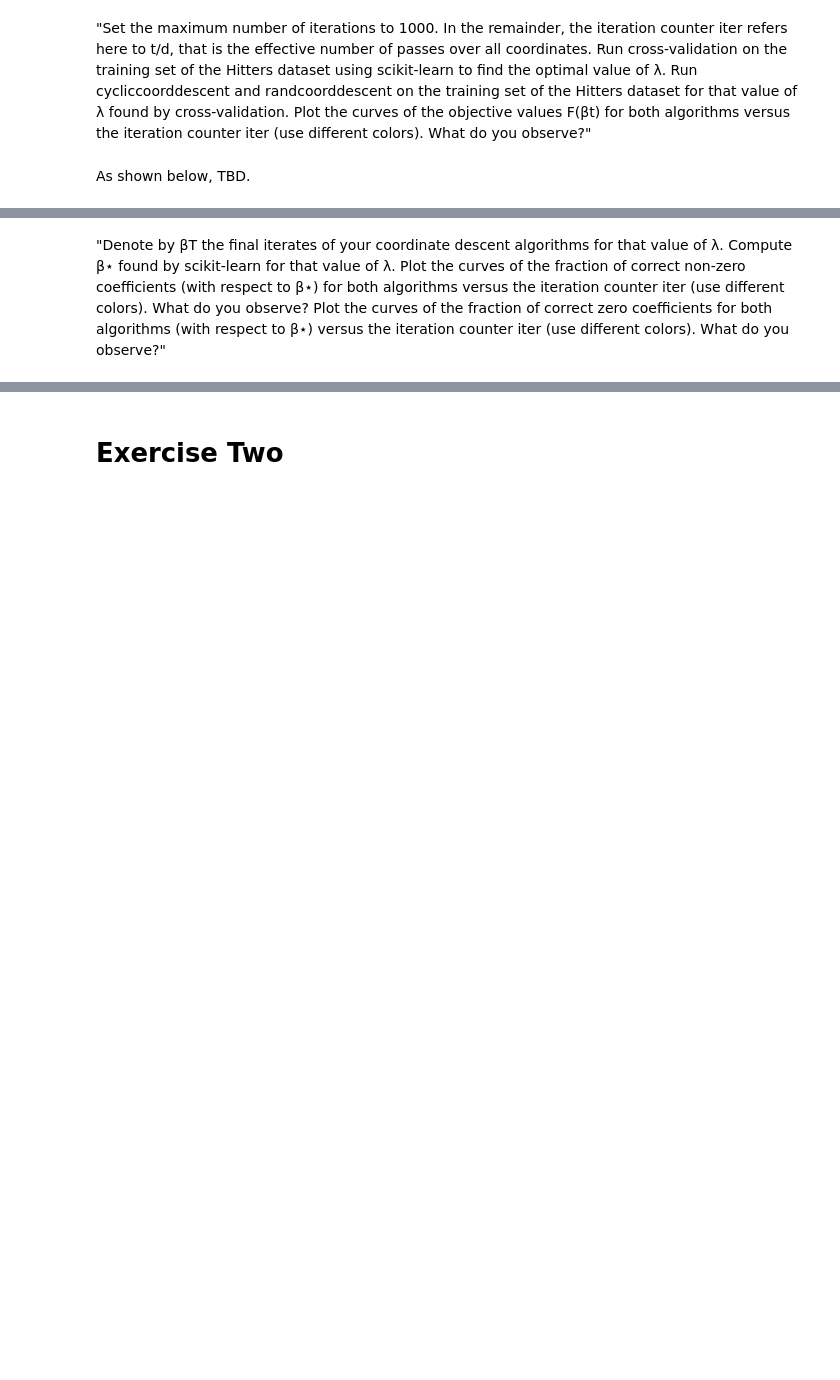
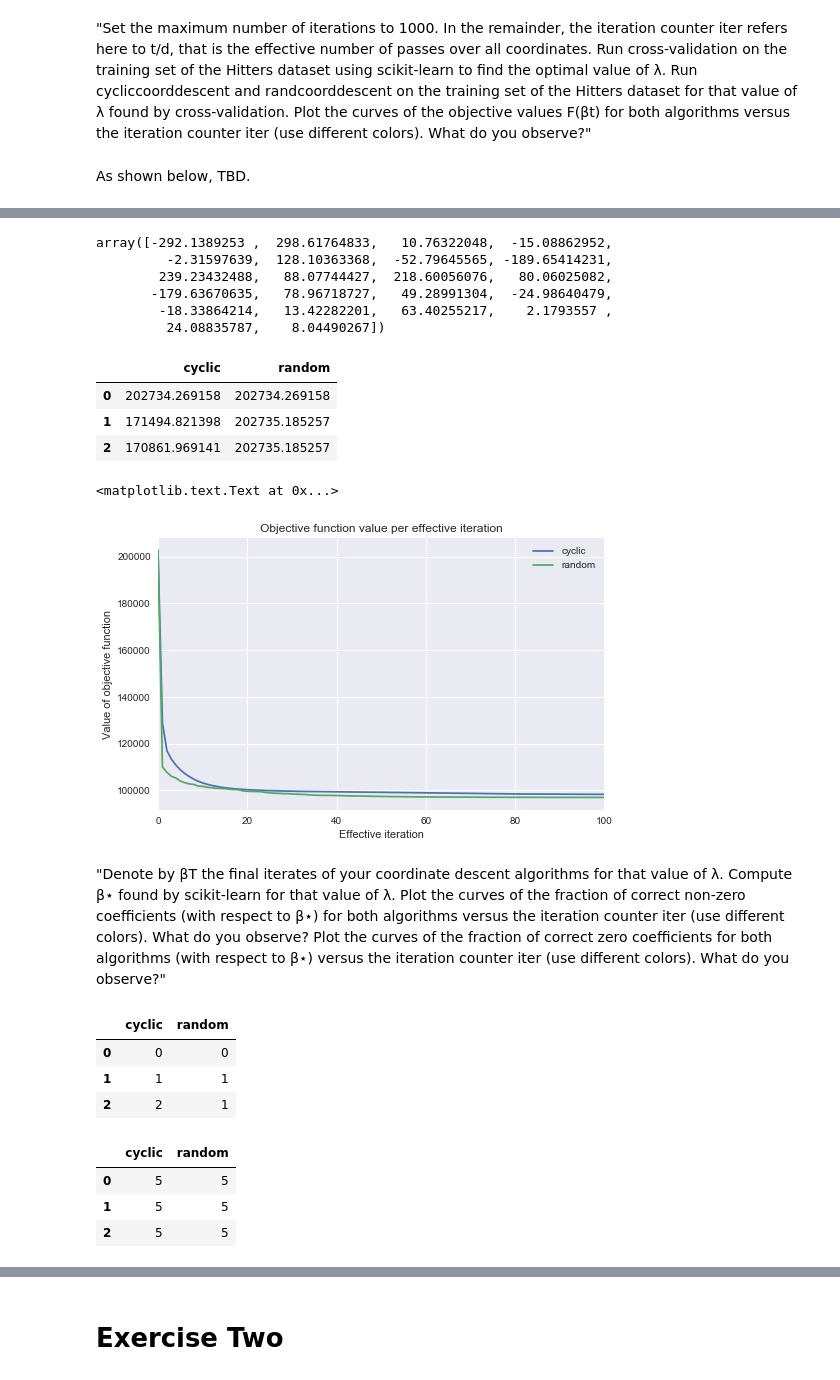
Before and after one commit to aenfield/Data558, a Jupyter notebook: Week04/EnfieldAndrew-HW4.ipynb, the cells around one changed output, grey strips where cells are left out. Drawn from its saved outputs; the diff is of its cells as text; code cells hidden in the pictures; blank space fills up the shorter version.

Commit message:
Finished all code by adding comparison of zero and non-zero counts.

```diff
--- a/Week04/EnfieldAndrew-HW4.ipynb
+++ b/Week04/EnfieldAndrew-HW4.ipynb
@@ -140,3 +154,3 @@ lasso.alpha_
 # %%
-betas_cyclic = cd.cycliccoorddescent(X_train, y_train, lasso.alpha_, max_iter=100000)
+betas_cyclic = cd.cycliccoorddescent(X_scaled, y, best_lam, max_iter=actual_iteration_count)
 cd.get_final_coefs(betas_cyclic)
@@ -143,15 +166,34 @@ cd.get_final_coefs(betas_cyclic)
 # %%
-betas_random = cd.randcoorddescent(X_train, y_train, lasso.alpha_, max_iter=100000)
+betas_random = cd.randcoorddescent(X_scaled, y, best_lam, max_iter=actual_iteration_count)
 cd.get_final_coefs(betas_random)
+# %% [output]
+array([-292.1389253 ,  298.61764833,   10.76322048,  -15.08862952,
+         -2.31597639,  128.10363368,  -52.79645565, -189.65414231,
+        239.23432488,   88.07744427,  218.60056076,   80.06025082,
+       -179.63670635,   78.96718727,   49.28991304,  -24.98640479,
+        -18.33864214,   13.42282201,   63.40255217,    2.1793557 ,
+         24.08835787,    8.04490267])
 # %%
 obj_values = pd.DataFrame({
-    'cyclic': betas_cyclic.apply(lambda r: cd.lasso_objective(r.as_matrix(), X_train, y_train, lasso.alpha_), axis=1),
-    'random': betas_random.apply(lambda r: cd.lasso_objective(r.as_matrix(), X_train, y_train, lasso.alpha_), axis=1)
+    'cyclic': betas_cyclic.apply(lambda r: cd.lasso_objective(r.as_matrix(), X_scaled, y, best_lam), axis=1),
+    'random': betas_random.apply(lambda r: cd.lasso_objective(r.as_matrix(), X_scaled, y, best_lam), axis=1)
 })
 obj_values[:3]
+# %% [output]
+|  | cyclic | random |
+| 0 | 202734.269158 | 202734.269158 |
+| 1 | 171494.821398 | 202735.185257 |
+| 2 | 170861.969141 | 202735.185257 |
+# %%
+def only_full_iterations(df):
+    """Return a filtered dataframe with only rows for complete iterations."""
+    return df[::feature_count].reset_index(drop=True)
 # %%
-ax = obj_values[::X_train.shape[1]].reset_index(drop=True).plot(title="Objective function value per effective iteration")
+ax = only_full_iterations(obj_values).plot(title="Objective function value per effective iteration")
 ax.set_xlabel("Effective iteration")
 ax.set_ylabel("Value of objective function")
+# %% [output]
+<matplotlib.text.Text at 0x...>
+[figure, added]
 # %% [markdown]
 "Denote by βT the final iterates of your coordinate descent algorithms for that value of λ. Compute β⋆ found by scikit-learn for that value of λ. Plot the curves of the fraction of correct non-zero coefficients (with respect to β⋆) for both algorithms versus the iteration counter iter (use different colors). What do you observe? Plot the curves of the fraction of correct zero coefficients for both algorithms (with respect to β⋆) versus the iteration counter iter (use different colors). What do you observe?"
@@ -157,0 +207,22 @@ ax.set_ylabel("Value of objective function")
+# %%
+matching_nonzeros = pd.DataFrame({
+    'cyclic': betas_cyclic.apply(lambda r: count_of_matching_nonzeros(r.as_matrix(), lasso.coef_), axis=1),
+    'random': betas_random.apply(lambda r: count_of_matching_nonzeros(r.as_matrix(), lasso.coef_), axis=1)
+})
+matching_nonzeros[:3]
+# %% [output]
+|  | cyclic | random |
+| 0 | 0 | 0 |
+| 1 | 1 | 1 |
+| 2 | 2 | 1 |
+# %%
+matching_zeros = pd.DataFrame({
+    'cyclic': betas_cyclic.apply(lambda r: count_of_matching_zeros(r.as_matrix(), lasso.coef_), axis=1),
+    'random': betas_random.apply(lambda r: count_of_matching_zeros(r.as_matrix(), lasso.coef_), axis=1)
+})
+matching_zeros[:3]
+# %% [output]
+|  | cyclic | random |
+| 0 | 5 | 5 |
+| 1 | 5 | 5 |
+| 2 | 5 | 5 |
```
Also changed, not shown: parts of 37 cells of this notebook, 2 other files.
